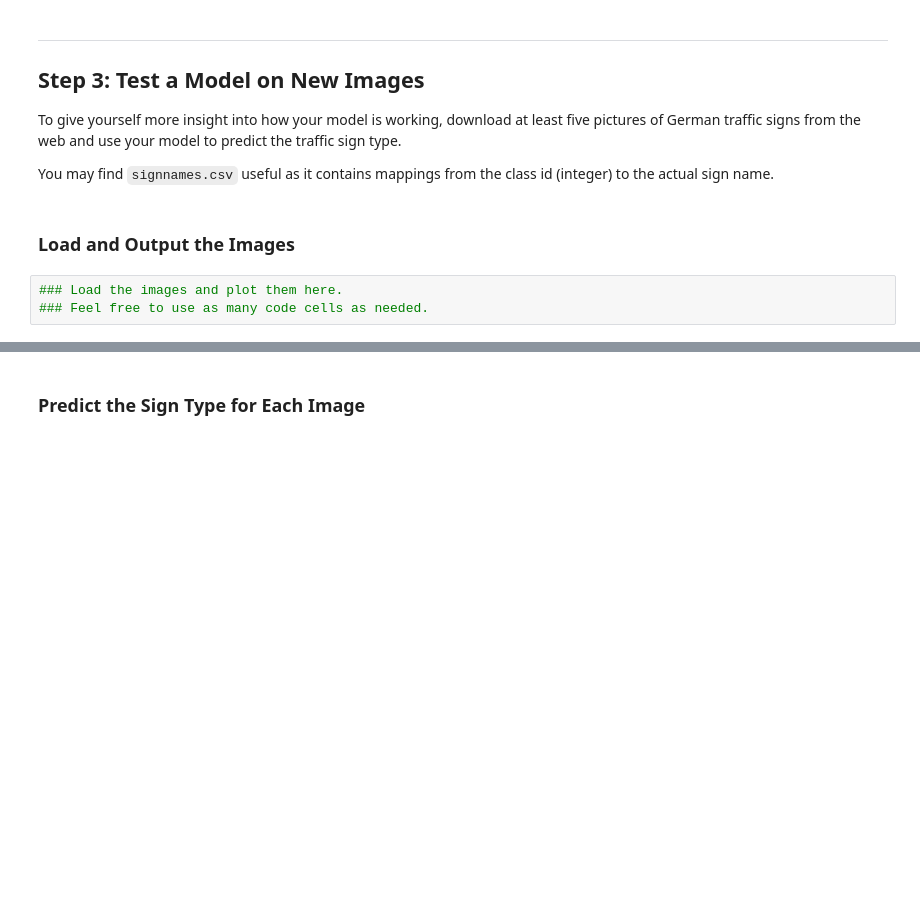
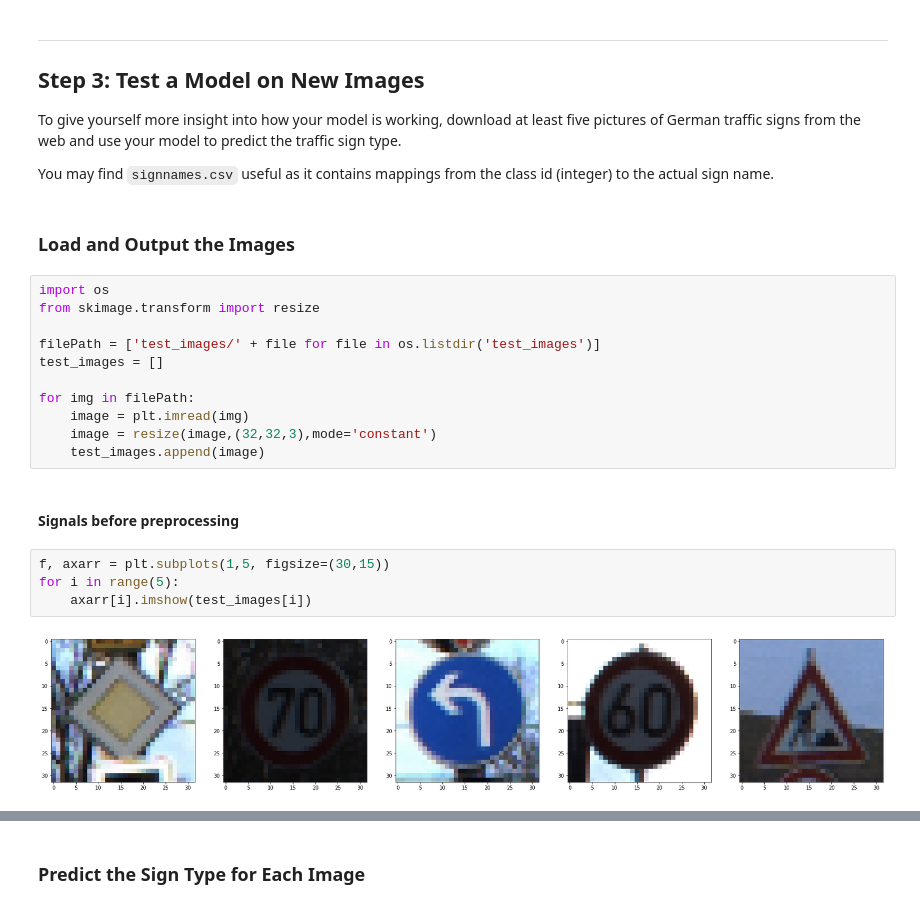
Before and after one commit to cralonsov/CarND-Traffic-Sign-Classifier-Project, a Jupyter notebook: Traffic_Sign_Classifier.ipynb, the cells around one changed output, grey strips where cells are left out. Saved outputs shown, nothing was run; the diff lists cells and outputs as text; blank space fills up the shorter version.

```diff
--- a/Traffic_Sign_Classifier.ipynb
+++ b/Traffic_Sign_Classifier.ipynb
@@ -736,6 +728,22 @@ To give yourself more insight into how your model is working, download at least
 You may find `signnames.csv` useful as it contains mappings from the class id (integer) to the actual sign name.
 # %% [markdown]
 ### Load and Output the Images
-# %%
-### Load the images and plot them here.
-### Feel free to use as many code cells as needed.
+# %%
+import os
+from skimage.transform import resize
+
+filePath = ['test_images/' + file for file in os.listdir('test_images')]
+test_images = []
+
+for img in filePath:
+    image = plt.imread(img)
+    image = resize(image,(32,32,3),mode='constant')
+    test_images.append(image)
+# %% [markdown]
+#### Signals before preprocessing
+# %%
+f, axarr = plt.subplots(1,5, figsize=(30,15))
+for i in range(5):
+    axarr[i].imshow(test_images[i])
+# %% [output]
+[figure, added]
```
Also changed, not shown: parts of 13 cells of this notebook, 9 other files.
